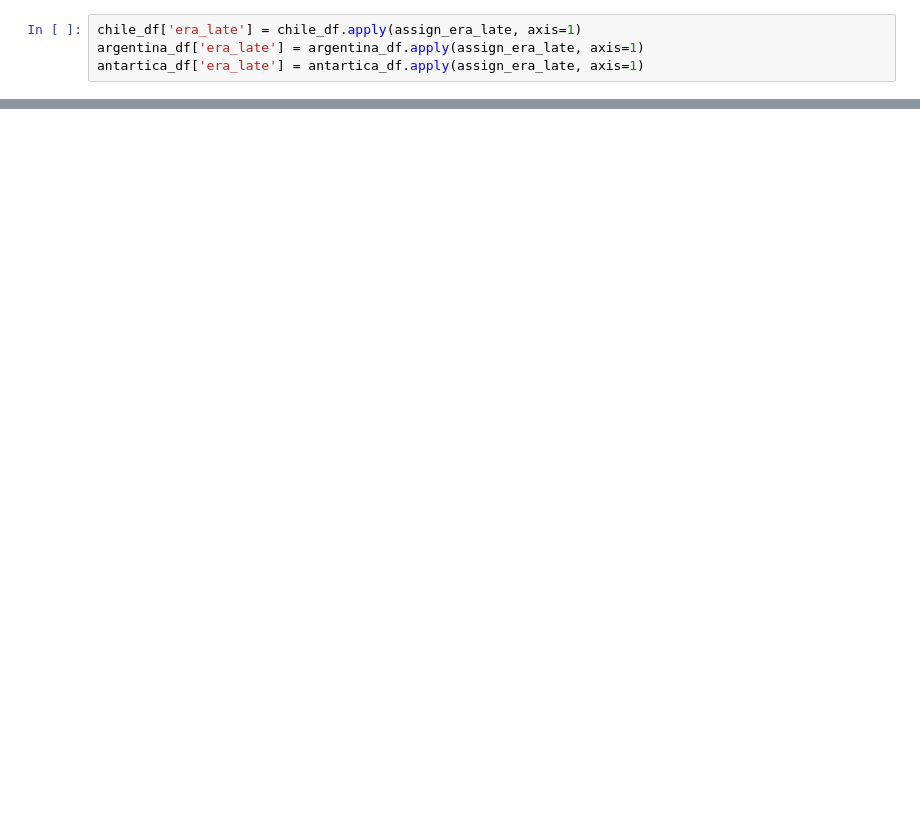
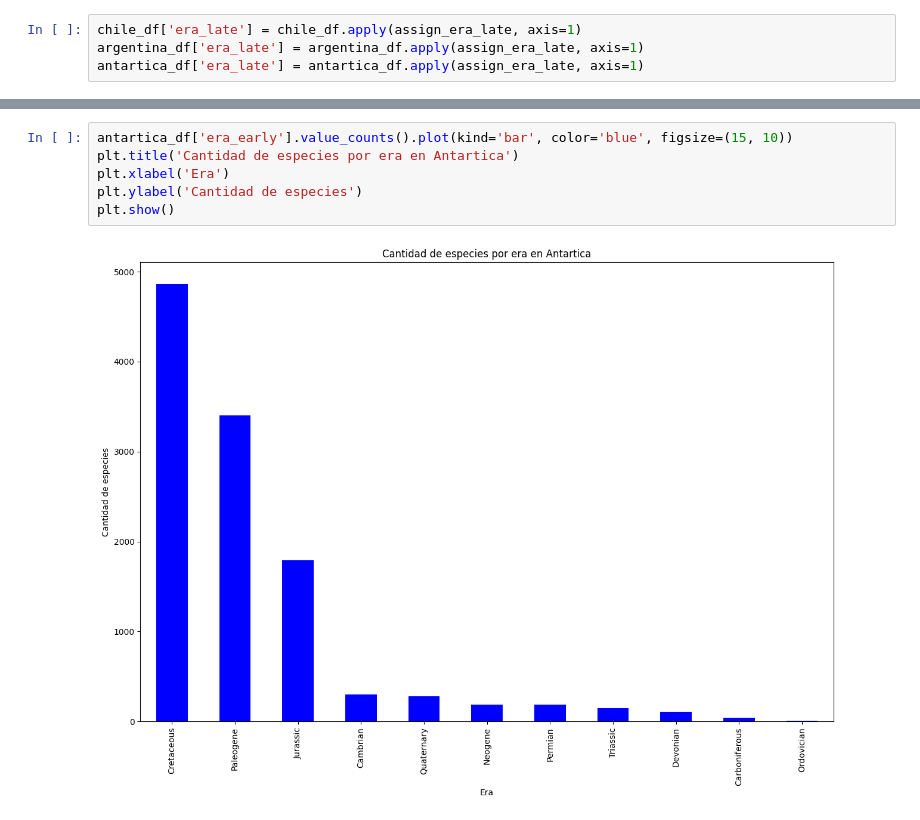
Before and after one commit to ignaciopinilla/Proye-Imt2200, a Jupyter notebook: limpieza.ipynb, the cells around one changed output, grey strips where cells are left out. Drawn from its saved outputs; the diff is of its cells as text; blank space fills up the shorter version.

```diff
--- a/limpieza.ipynb
+++ b/limpieza.ipynb
@@ -487,0 +492,8 @@ array(['Floran', 'Atdabanian', 'Neocomian', 'Lenian', 'Toyonian',
+# %%
+antartica_df['era_early'].value_counts().plot(kind='bar', color='blue', figsize=(15, 10))
+plt.title('Cantidad de especies por era en Antartica')
+plt.xlabel('Era')
+plt.ylabel('Cantidad de especies')
+plt.show()
+# %% [output]
+[figure, added]
```
Also changed, not shown: parts of 12 cells of this notebook.
